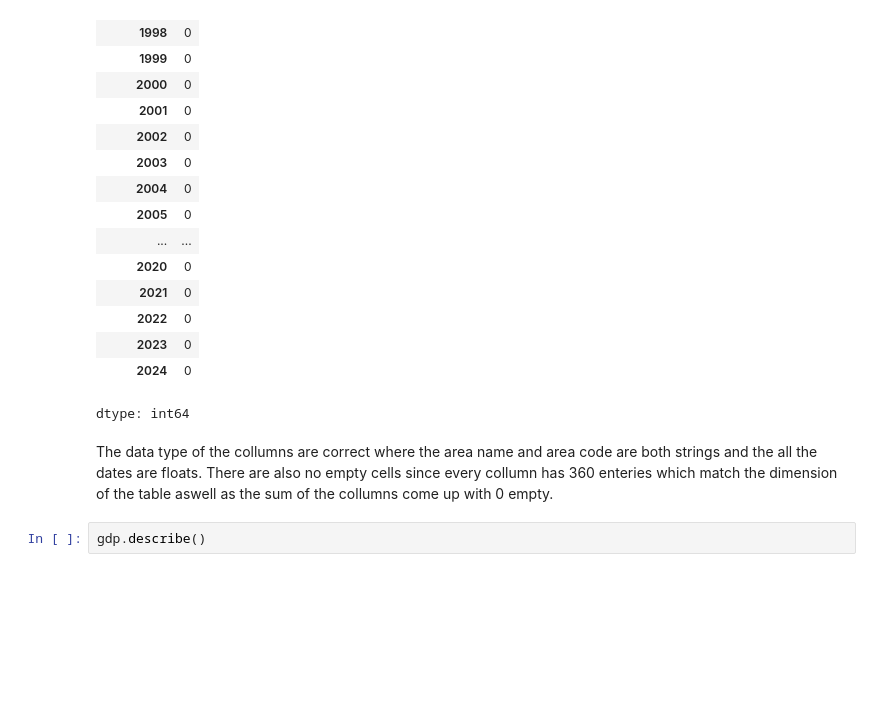
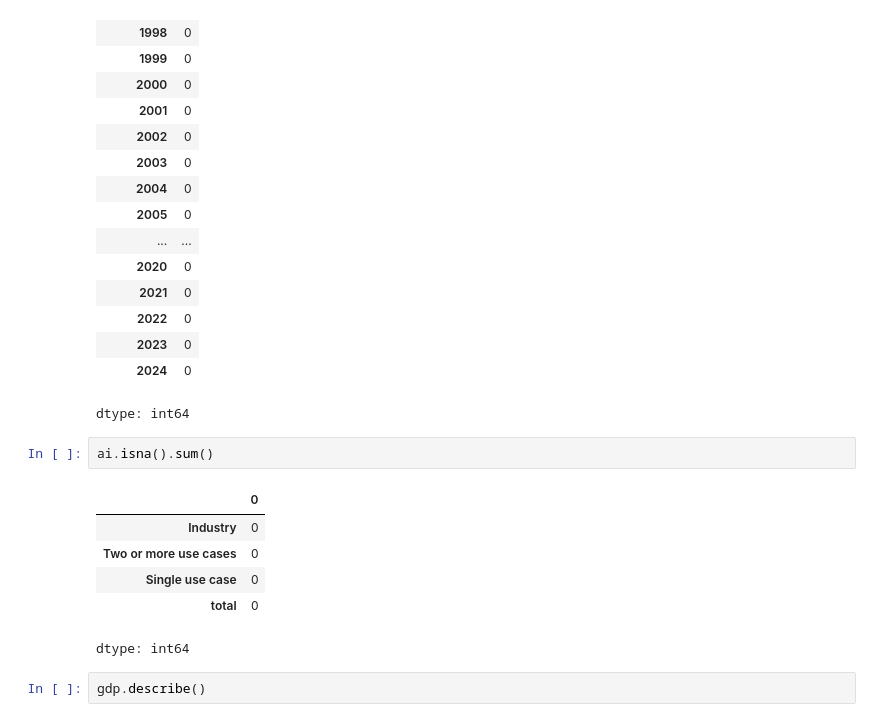
Before and after one commit to isaacchan-hash/basecamp-team-37, a Jupyter notebook: cleaning.ipynb, the cells around one changed output. Drawn from its saved outputs; the diff is of its cells as text; blank space fills up the shorter version.

```diff
--- a/cleaning.ipynb
+++ b/cleaning.ipynb
@@ -60,8 +89,15 @@ gdp.isna().sum()
 | 2023 | 0 |
 | 2024 | 0 |
 dtype: int64
-# %% [markdown]
-The data type of the collumns are correct where the area name and area code are both strings and the all the dates are floats. There are also no empty cells since every collumn has 360 enteries which match the dimension of the table aswell as the sum of the collumns come up with 0 empty.
+# %%
+ai.isna().sum()
+# %% [output]
+|  | 0 |
+| Industry | 0 |
+| Two or more use cases | 0 |
+| Single use case | 0 |
+| total | 0 |
+dtype: int64
 # %%
 gdp.describe()
 # %% [output]
```
Also changed, not shown: parts of 6 cells of this notebook.
